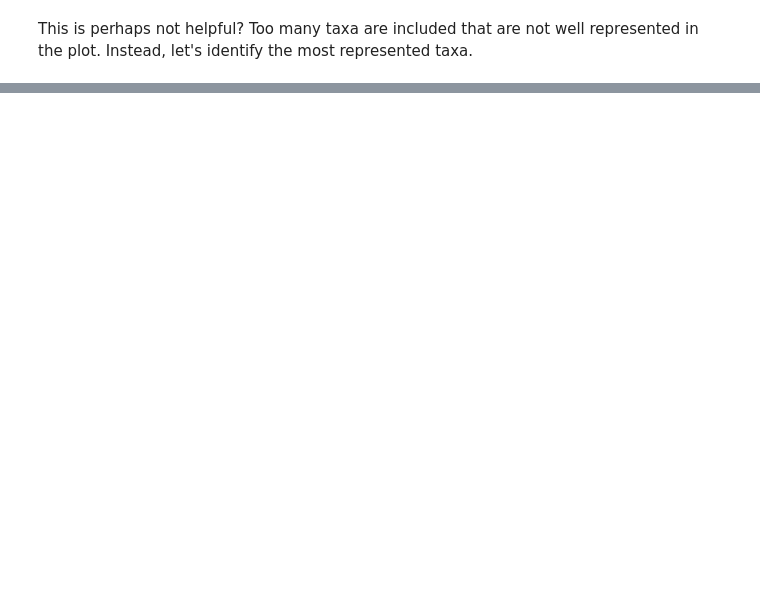
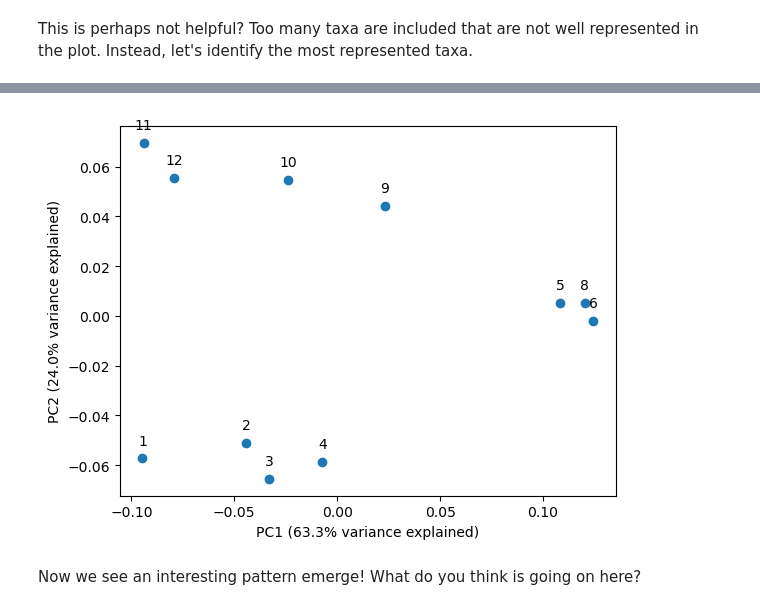
Before and after one commit to juliambrosman/ohw23_metagenomics_tutorial, a Jupyter notebook: OHW_omics_lesson.ipynb, the cells around one changed output, grey strips where cells are left out. Drawn from its saved outputs; the diff is of its cells as text; code cells hidden in the pictures; blank space fills up the shorter version.

```diff
--- a/OHW_omics_lesson.ipynb
+++ b/OHW_omics_lesson.ipynb
@@ -458,0 +517,7 @@ Text(0.5, 0, 'Month')
+# %%
+combodf = combodf.merge(mg_metadata, left_on = 'library', right_on = 'Run', how = 'left')
+matdf = combodf.pivot(index = 'month', columns = 'taxonomy', values = 'read_id').fillna(0)
+
+# consider only reads that were assigned an annotation in final count
+armat = matdf.drop(columns = 'no assignment').div(matdf.drop(columns = 'no assignment').sum(axis = 1), axis = 0)
+armat.head()
@@ -458,0 +533,23 @@ Text(0.5, 0, 'Month')
+# %%
+indf = aomat
+
+pca_components = 5
+pca = PCA(n_components=pca_components)
+fpca = pca.fit(indf)
+X = pca.transform(indf)
+(x_evr, y_evr) = fpca.explained_variance_ratio_[:2]
+
+# establish point labels as the months
+labels = list(matdf.index)
+
+plt.scatter(x = X[:,0], y = X[:,1])
+
+plt.xlabel('PC1 ({}% variance explained)'.format(round(x_evr * 100,1)))
+plt.ylabel('PC2 ({}% variance explained)'.format(round(y_evr * 100,1)))
+
+for i, label in enumerate(labels):
+    plt.annotate(label, (X[i, 0], X[i, 1]), textcoords="offset points", xytext=(0,10), ha='center')
+# %% [output]
+[figure, added]
+# %% [markdown]
+Now we see an interesting pattern emerge! What do you think is going on here?
```
Also changed, not shown: parts of 18 cells of this notebook, 1 other file.
